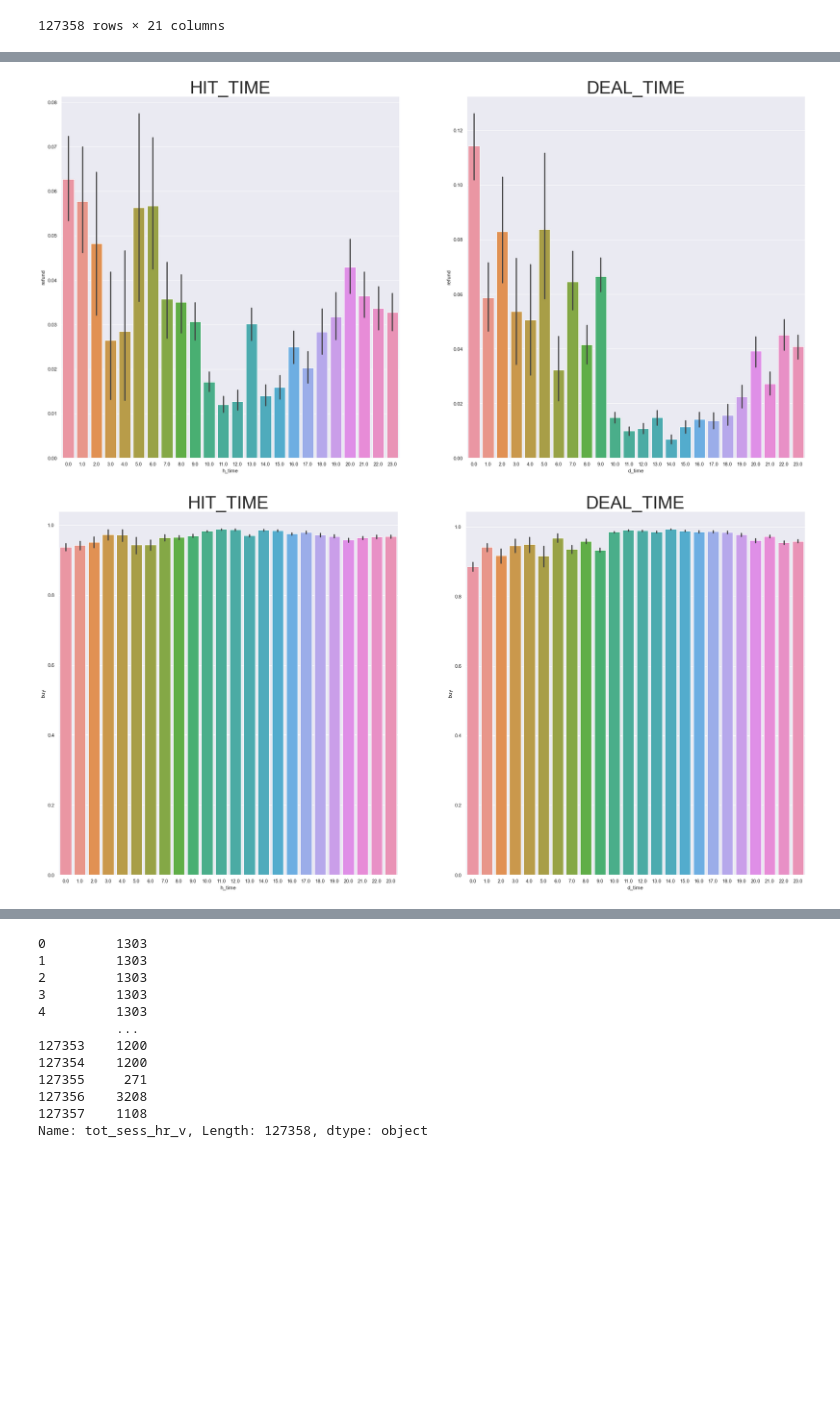
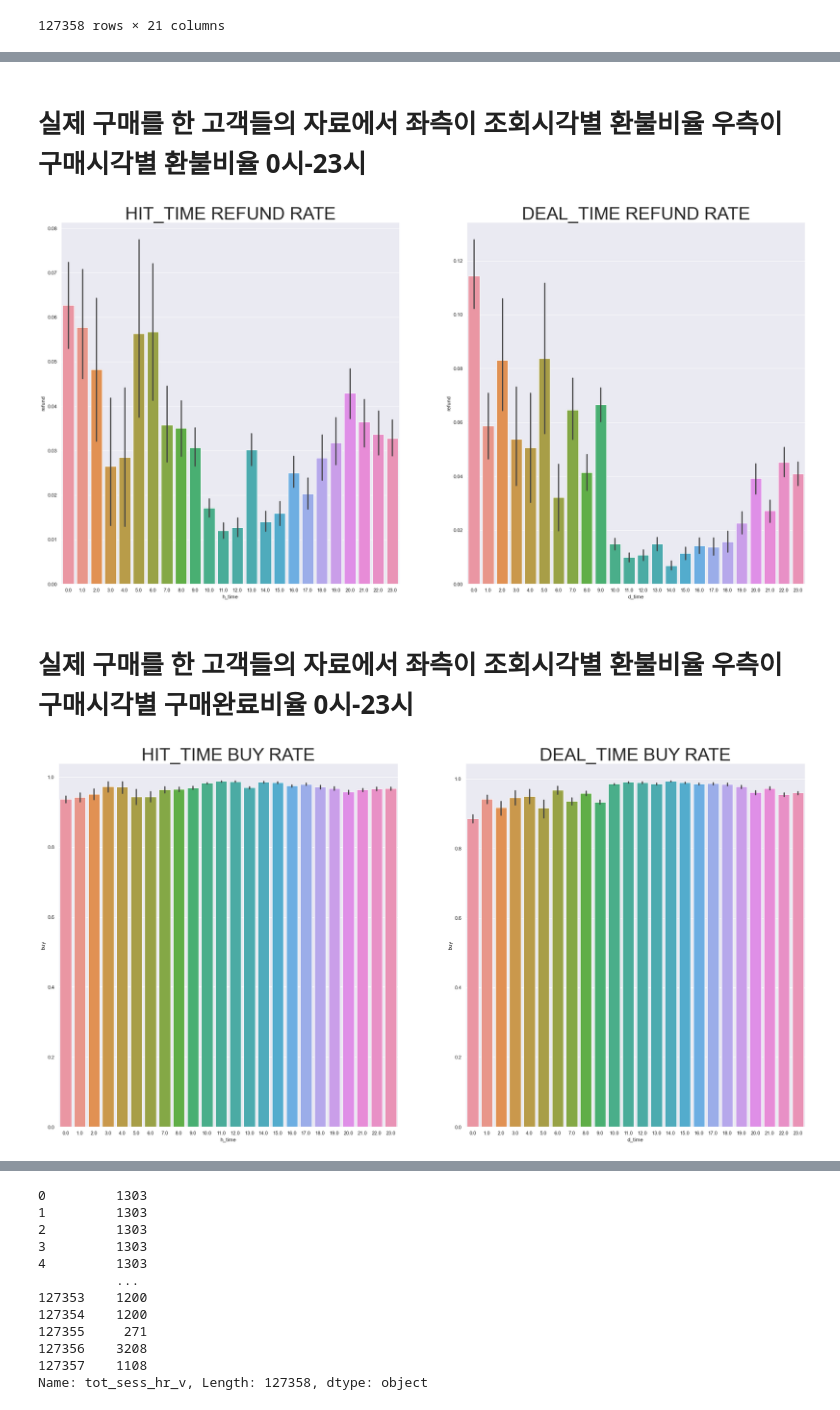
Before and after one commit to CSID-DGU/2020-2-OSSP-CP-DHL-3, a Jupyter notebook: hb/hbl_final.ipynb, the cells around one changed output, grey strips where cells are left out. Cells and saved outputs as stored; diff of their text form; code cells hidden in the pictures; blank space fills up the shorter version.

```diff
--- a/hb/hbl_final.ipynb
+++ b/hb/hbl_final.ipynb
@@ -354,9 +422,11 @@ df_hbl
+# %% [markdown]
+# 실제 구매를 한 고객들의 자료에서 좌측이 조회시각별 환불비율 우측이 구매시각별 환불비율 0시-23시
 # %%
 fig,axes=plt.subplots(1,2,figsize=(30,15))
 ax1=sns.barplot(x='h_time',y='refund',data=df_hbl ,ax=axes[0])
 ax2=sns.barplot(x='d_time',y='refund',data=df_hbl, ax=axes[1])
-ax1.set_title("HIT_TIME",fontsize=40)
-ax2.set_title("DEAL_TIME",fontsize=40)
+ax1.set_title("HIT_TIME REFUND RATE",fontsize=40)
+ax2.set_title("DEAL_TIME REFUND RATE",fontsize=40)
 plt.show()
 # %% [output]
-[figure, old version]
+[figure, new version]
@@ -365,9 +433,11 @@ plt.show()
+# %% [markdown]
+# 실제 구매를 한 고객들의 자료에서 좌측이 조회시각별 환불비율 우측이 구매시각별 구매완료비율 0시-23시
 # %%
 fig,axes=plt.subplots(1,2,figsize=(30,15))
 ax1=sns.barplot(x='h_time',y='buy',data=df_hbl ,ax=axes[0])
 ax2=sns.barplot(x='d_time',y='buy',data=df_hbl, ax=axes[1])
-ax1.set_title("HIT_TIME",fontsize=40)
-ax2.set_title("DEAL_TIME",fontsize=40)
+ax1.set_title("HIT_TIME BUY RATE",fontsize=40)
+ax2.set_title("DEAL_TIME BUY RATE",fontsize=40)
 plt.show()
 # %% [output]
-[figure, old version]
+[figure, new version]
```
Also changed, not shown: parts of 86 cells of this notebook.
